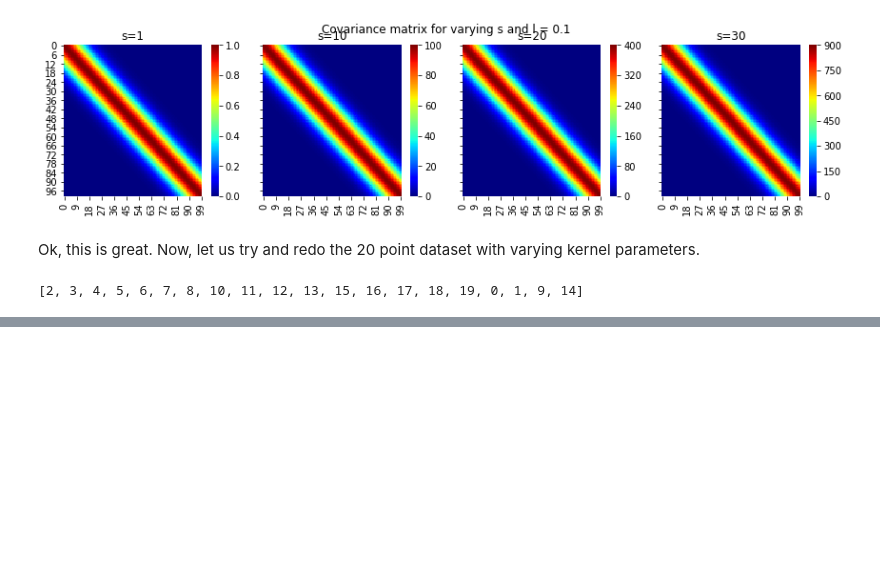
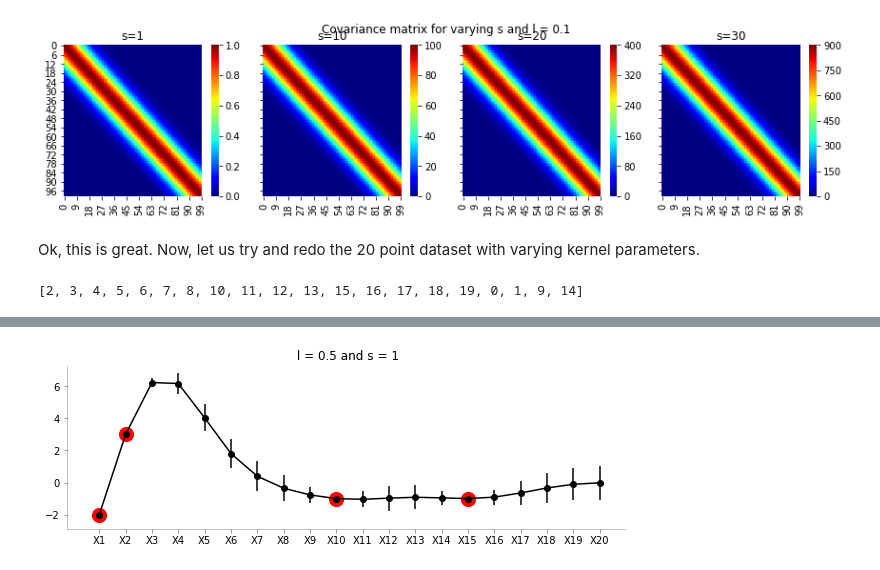
Before and after one commit to lhanappa/nipunbatra.github.io, a Jupyter notebook: blog/2019/GP-1.ipynb, the cells around one changed output, grey strips where cells are left out. Cells and saved outputs as stored; diff of their text form; code cells hidden in the pictures; blank space fills up the shorter version.

```diff
--- a/blog/2019/GP-1.ipynb
+++ b/blog/2019/GP-1.ipynb
@@ -845,7 +845,6 @@ def fit_plot_gp(kernel_s, kernel_l, known_data, total_data_points):
     total_data_points
     """
     o = list(range(20))
-    known_data = {0:1, 1:3, 9:-3, 14:-1}
     for key in known_data.keys():
         o.remove(key)
     o.extend(list(known_data.keys()))
@@ -873,20 +872,19 @@ def fit_plot_gp(kernel_s, kernel_l, known_data, total_data_points):
     dfs = {}
     for random_num in range(100):
         random_point = F.rvs(random_state=random_num)
-        index = [f'X{i+1}' for i in order[:-B.size]]
+        index = [f'X{i+1}' for i in o[:-B.size]]
         data_array = pd.Series(random_point, index=index)
         for k, v in known_data.items():
-            data_array['X{k}'] = v
+            data_array[f'X{k+1}'] = v
 
 
         data_array = data_array[[f'X{i+1}' for i in range(20)]]
-        print(data_array)
         dfs[random_num] = data_array
     fig, ax = plt.subplots(figsize=(10, 3))
     pd.DataFrame(dfs).mean(axis=1).plot(yerr=pd.DataFrame(dfs).std(axis=1),marker='o', color='k')
     plt.xticks(np.arange(len(data_array.index)), data_array.index.values)
-    plt.scatter([0, 1,5, 10], [1, 3, -3, -1], color='red',s=100)
+    plt.scatter(list(known_data.keys()), list(known_data.values()), color='red',s=200)
     format_axes(plt.gca())
     plt.title(f" l = {kernel_l} and s = {kernel_s}")
 # %%
-fit_plot_gp(1, 0.5, {0:1, 1:3, 9:-3, 14:-1}, 20)
+known_d = {0:-2, 1:3, 9:-1, 14:-1}
@@ -917,0 +891,4 @@ dtype: float64
+# %%
+fit_plot_gp(1, 0.5, known_d, 20)
+# %% [output]
+[figure, added]
```
Also changed, not shown: parts of 4 cells of this notebook.
